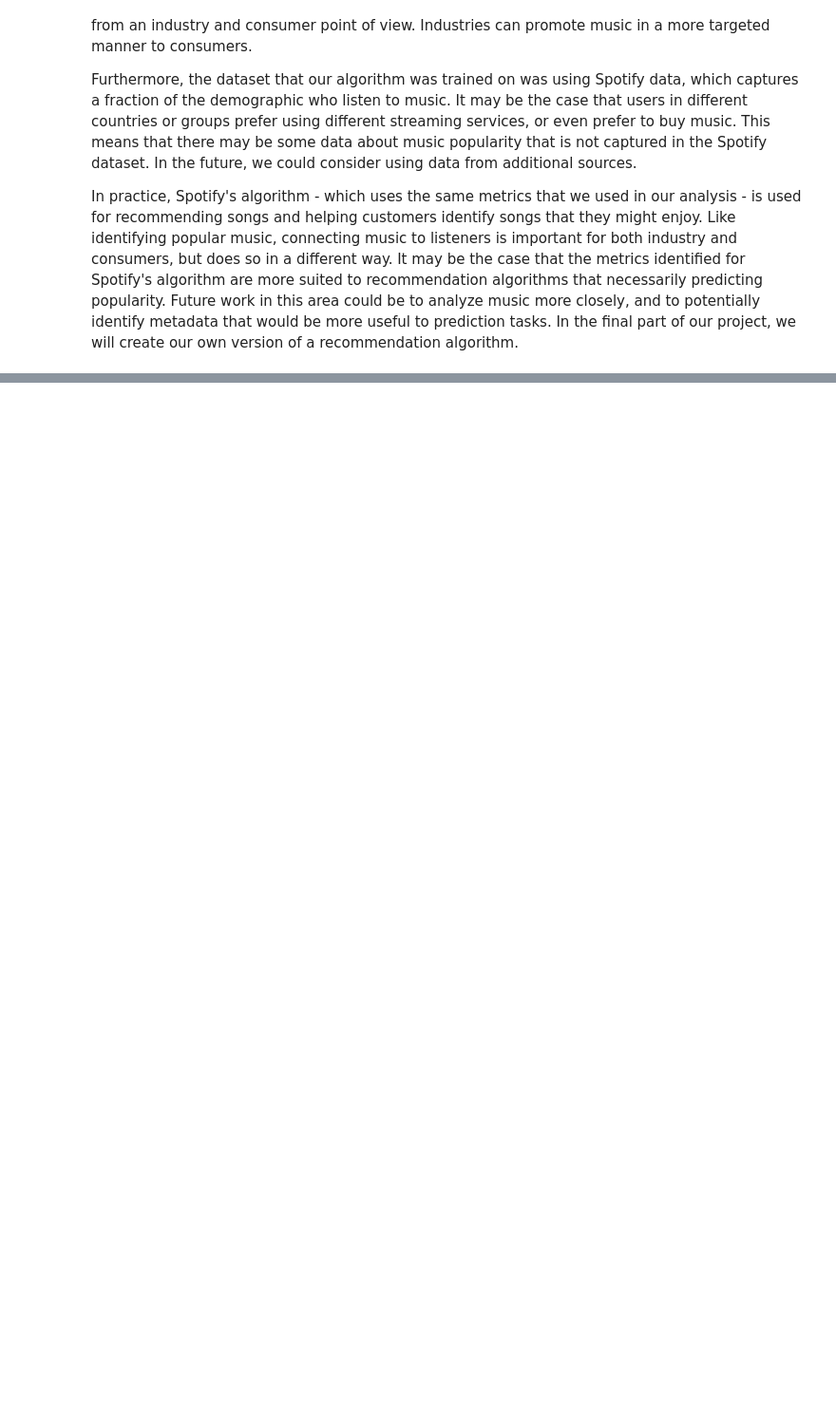
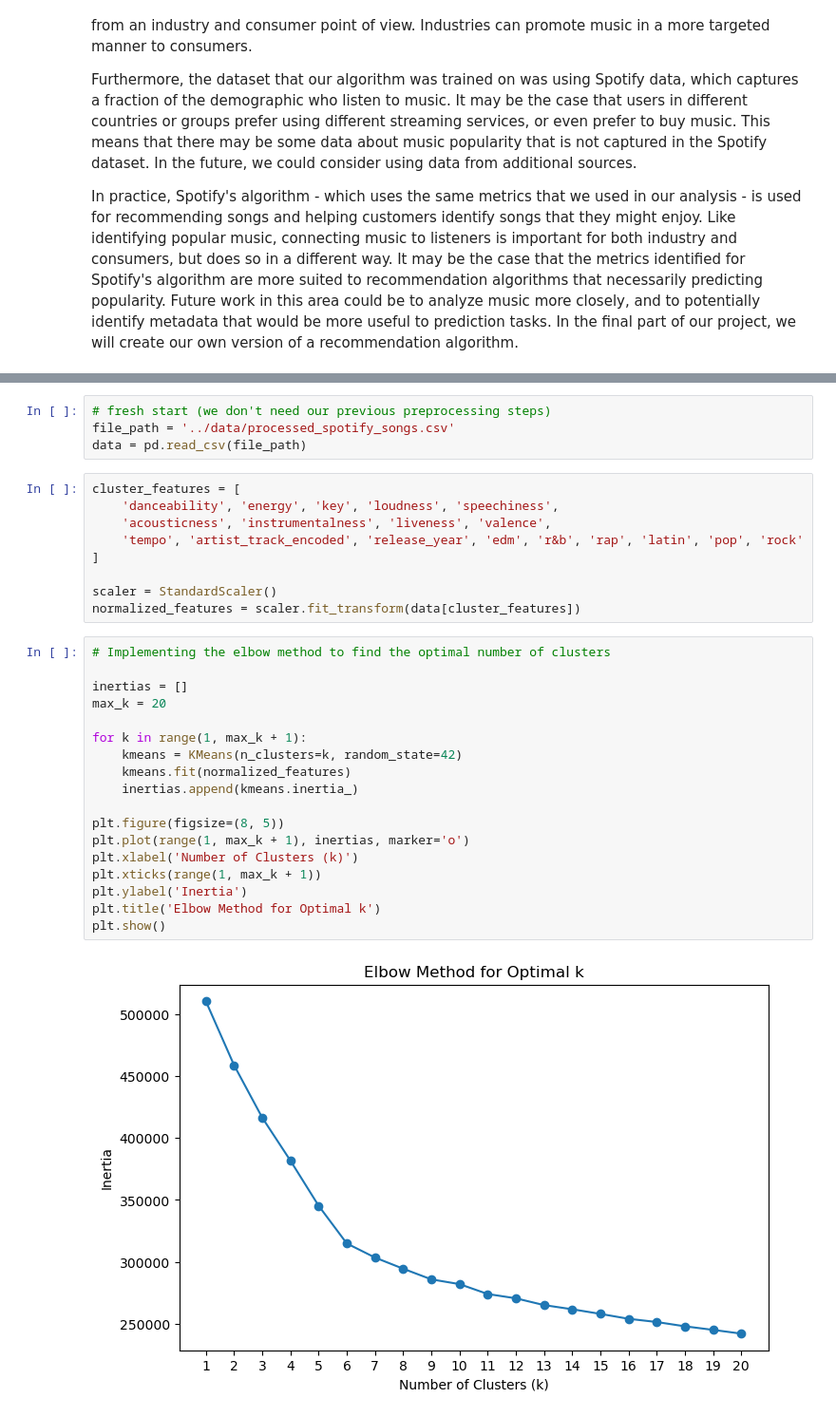
Before and after one commit to EliotAtlani/hit-predict, a Jupyter notebook: notebooks/baseline_pipeline.ipynb, the cells around one changed output, grey strips where cells are left out. Shown at 95% size. Saved outputs shown, nothing was run; the diff lists cells and outputs as text; blank space fills up the shorter version.

```diff
--- a/notebooks/baseline_pipeline.ipynb
+++ b/notebooks/baseline_pipeline.ipynb
@@ -1160,0 +1323,33 @@ In practice, Spotify's algorithm - which uses the same metrics that we used in o
+# %%
+# fresh start (we don't need our previous preprocessing steps)
+file_path = '../data/processed_spotify_songs.csv'
+data = pd.read_csv(file_path)
+# %%
+cluster_features = [
+    'danceability', 'energy', 'key', 'loudness', 'speechiness',
+    'acousticness', 'instrumentalness', 'liveness', 'valence',
+    'tempo', 'artist_track_encoded', 'release_year', 'edm', 'r&b', 'rap', 'latin', 'pop', 'rock'
+]
+
+scaler = StandardScaler()
+normalized_features = scaler.fit_transform(data[cluster_features])
+# %%
+# Implementing the elbow method to find the optimal number of clusters
+
+inertias = []
+max_k = 20
+
+for k in range(1, max_k + 1):
+    kmeans = KMeans(n_clusters=k, random_state=42)
+    kmeans.fit(normalized_features)
+    inertias.append(kmeans.inertia_)
+
+plt.figure(figsize=(8, 5))
+plt.plot(range(1, max_k + 1), inertias, marker='o')
+plt.xlabel('Number of Clusters (k)')
+plt.xticks(range(1, max_k + 1))
+plt.ylabel('Inertia')
+plt.title('Elbow Method for Optimal k')
+plt.show()
+# %% [output]
+[figure, added]
```
Also changed, not shown: parts of 48 cells of this notebook.
